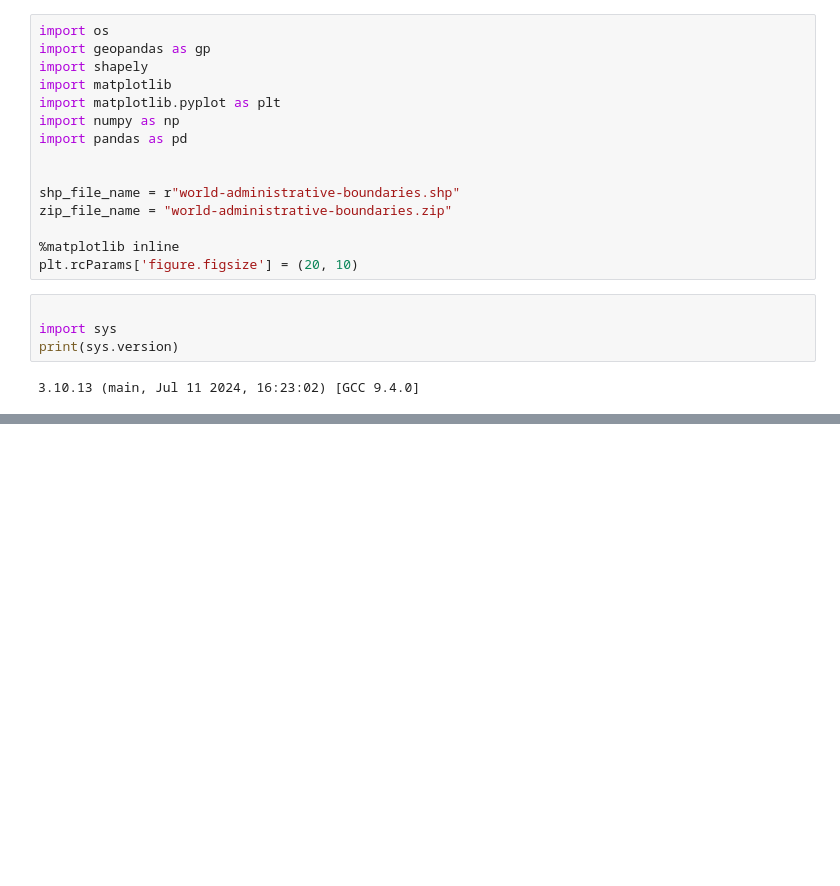
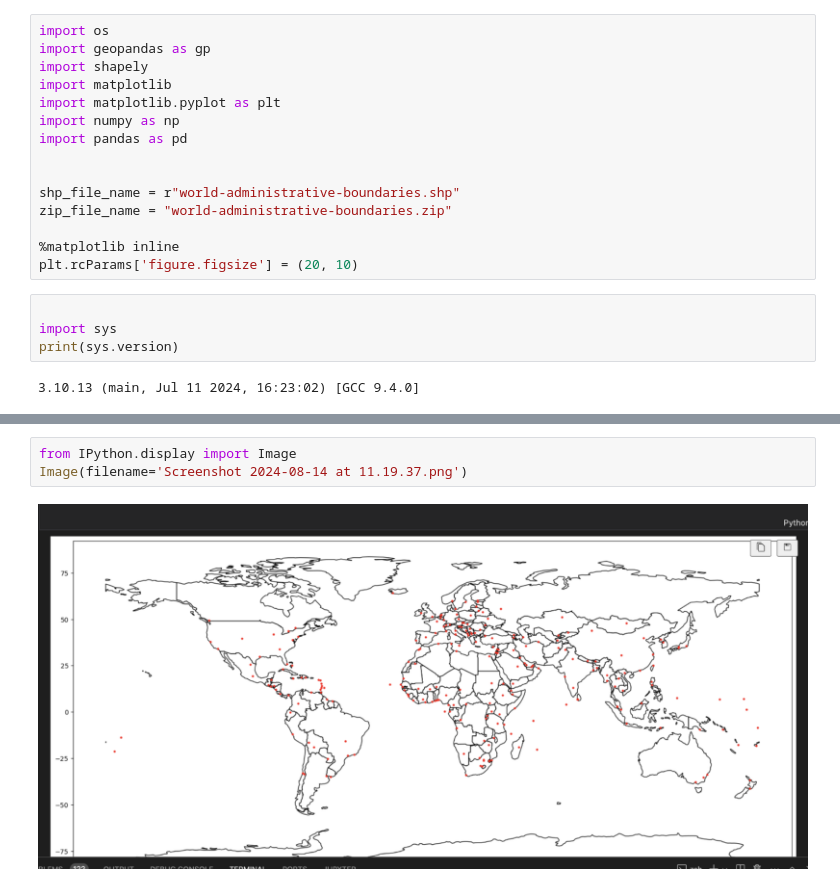
Before and after one commit to Kendrick0629/Tesla-_dealth_data, a Jupyter notebook: data_introduction/Untitled.ipynb, the cells around one changed output, grey strips where cells are left out. Cells and saved outputs as stored; diff of their text form; blank space fills up the shorter version.

```diff
--- a/data_introduction/Untitled.ipynb
+++ b/data_introduction/Untitled.ipynb
@@ -302,0 +319,5 @@ ModuleNotFoundError: No module named 'fiona'
+# %%
+from IPython.display import Image
+Image(filename='Screenshot 2024-08-14 at 11.19.37.png')
+# %% [output]
+[figure, added]
```
Also changed, not shown: parts of 40 cells of this notebook, 7 other files.
